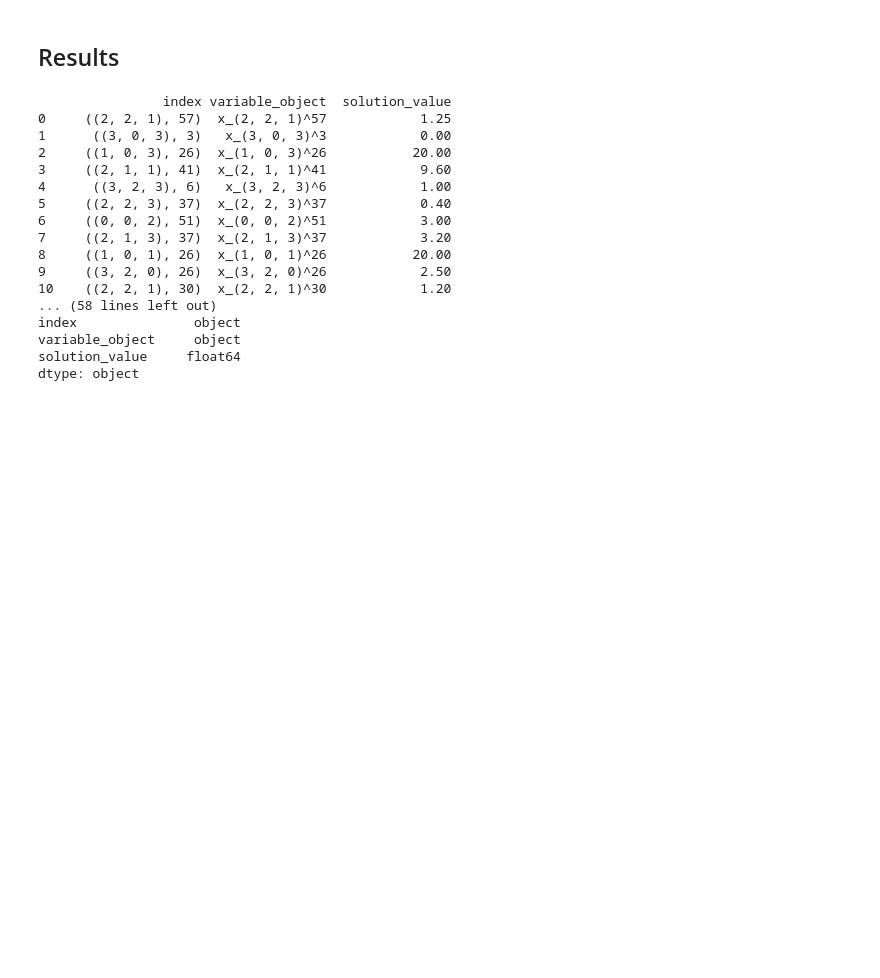
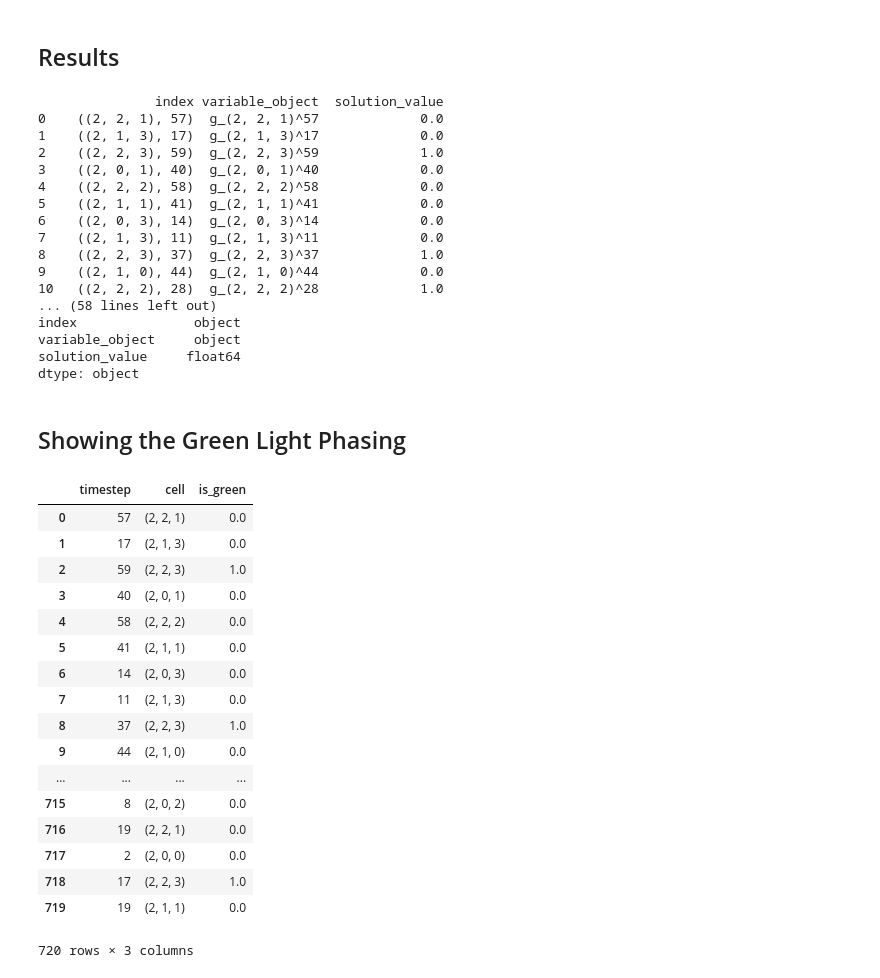
Before and after one commit to DEGABGED/linear_solver, a Jupyter notebook: CTM MILP Formulation.ipynb, the cells around one changed output. Saved outputs shown, nothing was run; the diff lists cells and outputs as text; code cells hidden in the pictures; blank space fills up the shorter version.

```diff
--- a/CTM MILP Formulation.ipynb
+++ b/CTM MILP Formulation.ipynb
@@ -564,7 +585,7 @@ Done!
 # %% [markdown]
 ## Results
 # %%
-opt_df = pd.DataFrame.from_dict(x_vars, orient="index",
+opt_df = pd.DataFrame.from_dict(g_vars, orient="index",
                                 columns = ["variable_object"])
 
 opt_df.reset_index(inplace=True)
@@ -576,20 +597,52 @@ print(model.get_solve_details())
 print(model.objective_value)
 print(opt_df.dtypes)
 # %% [output]
-                index variable_object  solution_value
-0     ((2, 2, 1), 57)  x_(2, 2, 1)^57            1.25
-1      ((3, 0, 3), 3)   x_(3, 0, 3)^3            0.00
-2     ((1, 0, 3), 26)  x_(1, 0, 3)^26           20.00
-3     ((2, 1, 1), 41)  x_(2, 1, 1)^41            9.60
-4      ((3, 2, 3), 6)   x_(3, 2, 3)^6            1.00
-5     ((2, 2, 3), 37)  x_(2, 2, 3)^37            0.40
-6     ((0, 0, 2), 51)  x_(0, 0, 2)^51            3.00
-7     ((2, 1, 3), 37)  x_(2, 1, 3)^37            3.20
-8     ((1, 0, 1), 26)  x_(1, 0, 1)^26           20.00
-9     ((3, 2, 0), 26)  x_(3, 2, 0)^26            2.50
-10    ((2, 2, 1), 30)  x_(2, 2, 1)^30            1.20
+               index variable_object  solution_value
+0    ((2, 2, 1), 57)  g_(2, 2, 1)^57             0.0
+1    ((2, 1, 3), 17)  g_(2, 1, 3)^17             0.0
+2    ((2, 2, 3), 59)  g_(2, 2, 3)^59             1.0
+3    ((2, 0, 1), 40)  g_(2, 0, 1)^40             0.0
+4    ((2, 2, 2), 58)  g_(2, 2, 2)^58             0.0
+5    ((2, 1, 1), 41)  g_(2, 1, 1)^41             0.0
+6    ((2, 0, 3), 14)  g_(2, 0, 3)^14             0.0
+7    ((2, 1, 3), 11)  g_(2, 1, 3)^11             0.0
+8    ((2, 2, 3), 37)  g_(2, 2, 3)^37             1.0
+9    ((2, 1, 0), 44)  g_(2, 1, 0)^44             0.0
+10   ((2, 2, 2), 28)  g_(2, 2, 2)^28             1.0
 ... (58 lines left out)
 index               object
 variable_object     object
 solution_value     float64
 dtype: object
+# %% [markdown]
+## Showing the Green Light Phasing
+# %%
+df_g_raw = pd.DataFrame.from_dict(g_vars, orient="index",
+                                columns = ["variable_object"])
+
+df_g_raw.reset_index(inplace=True)
+df_g_raw["is_green"] = df_g_raw["variable_object"].apply(lambda item: item.solution_value)
+df_g_raw['cell'] = df_g_raw['index'].apply(lambda x: x[0])
+df_g_raw['timestep'] = df_g_raw['index'].apply(lambda x: x[1])
+
+df_g = df_g_raw[['timestep', 'cell', 'is_green']]
+df_g
+# %% [output]
+|  | timestep | cell | is_green |
+| 0 | 57 | (2, 2, 1) | 0.0 |
+| 1 | 17 | (2, 1, 3) | 0.0 |
+| 2 | 59 | (2, 2, 3) | 1.0 |
+| 3 | 40 | (2, 0, 1) | 0.0 |
+| 4 | 58 | (2, 2, 2) | 0.0 |
+| 5 | 41 | (2, 1, 1) | 0.0 |
+| 6 | 14 | (2, 0, 3) | 0.0 |
+| 7 | 11 | (2, 1, 3) | 0.0 |
+| 8 | 37 | (2, 2, 3) | 1.0 |
+| 9 | 44 | (2, 1, 0) | 0.0 |
+| ... | ... | ... | ... |
+| 715 | 8 | (2, 0, 2) | 0.0 |
+| 716 | 19 | (2, 2, 1) | 0.0 |
+| 717 | 2 | (2, 0, 0) | 0.0 |
+| 718 | 17 | (2, 2, 3) | 1.0 |
+| 719 | 19 | (2, 1, 1) | 0.0 |
+720 rows × 3 columns
```
Also changed, not shown: parts of 12 cells of this notebook, 2 other files.
